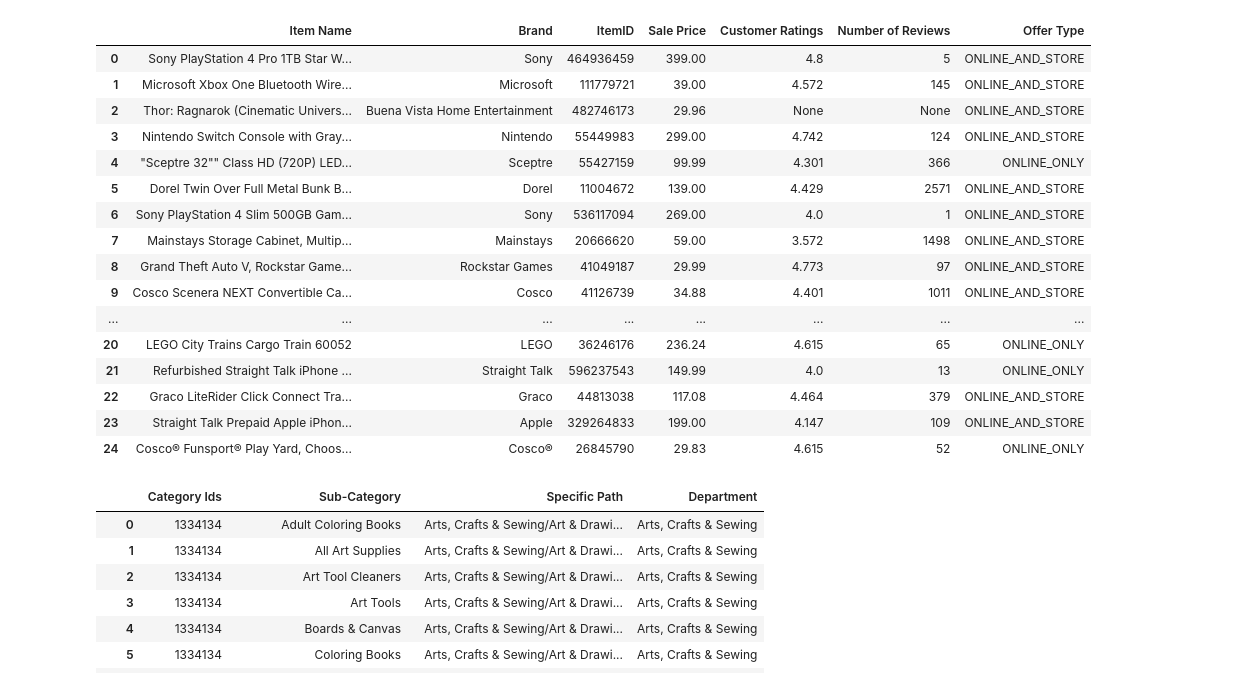
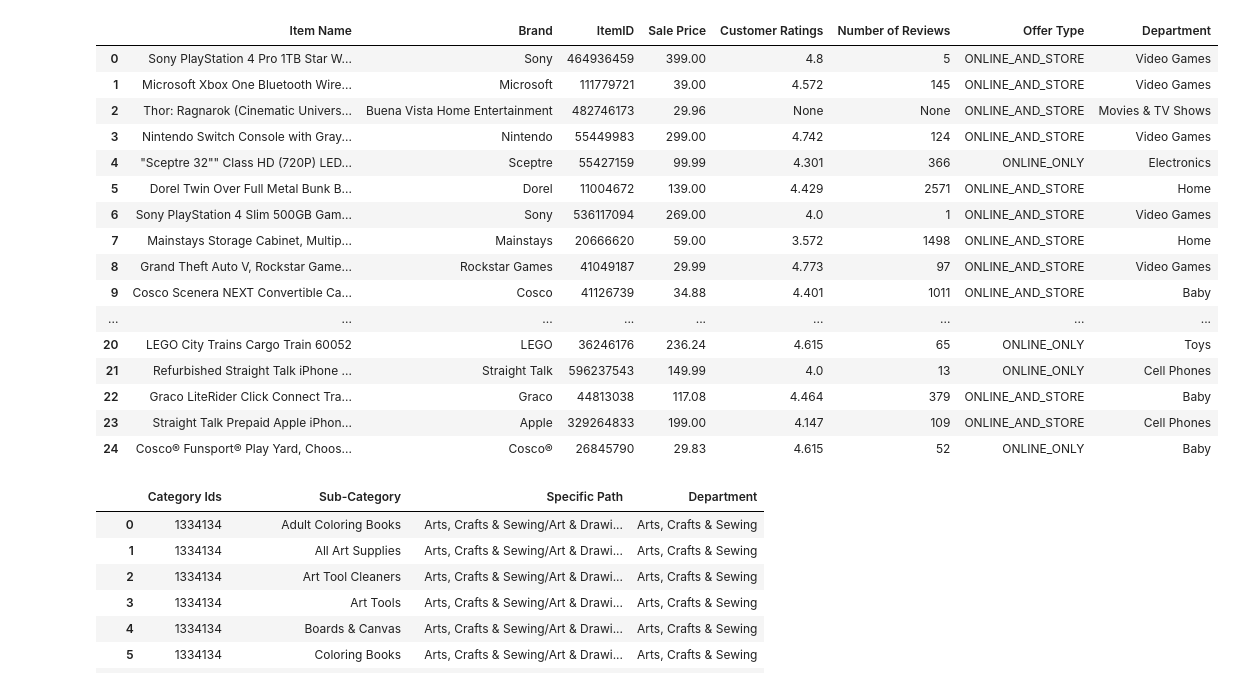
Before and after one commit to zxzzhang/sta141b-proj-zixin-yaqi-tommy, a Jupyter notebook: Walmart-Copy1.ipynb, the cells around one changed output. Saved outputs shown, nothing was run; the diff lists cells and outputs as text; code cells hidden in the pictures.

Commit message:
Pop dept added

```diff
--- a/Walmart-Copy1.ipynb
+++ b/Walmart-Copy1.ipynb
@@ -20,54 +20,57 @@ def popularity():
     '''
     popular = requests.get("http://api.walmartlabs.com/v1/trends",params ={"apiKey":key})
     materials = popular.json()['items']
-    col_names = ['Item Name','Brand','ItemID','Sale Price','Customer Ratings','Number of Reviews','Offer Type']
+    col_names = ['Item Name','Brand','ItemID','Sale Price','Customer Ratings','Number of Reviews','Offer Type','Department']
     #Item name list
     names = [materials[i]['name'] for i in range(len(materials))]
     #Consider if the product has customer ratings/num reviews/brand name/item ID/price
     #and then either append or append 'None' for if else.
 
     #Brand name list
     brand = [materials[i]['brandName'] if 'brandName' in materials[i].keys()
              else 'None' for i in range(len(materials))]
     #Item IDs list
     item_IDs = [materials[i]['itemId'] if 'itemId' in materials[i].keys()
                 else 'None'for i in range(len(materials))]
     #Sale price list
     prices = [materials[i]['salePrice'] if 'salePrice' in materials[i].keys()
               else 'None'for i in range(len(materials))]
     #How can item be bought list
     off_type = [materials[i]['offerType'] if 'offerType' in materials[i].keys()
                 else 'None' for i in range(len(materials))]
     #Customer ratings list
     cust_rates = [materials[i]['customerRating'] if 'customerRating' in materials[i].keys()
                   else 'None'for i in range(len(materials))]
     #Number of reviews for item list
     num_reviews = [materials[i]['numReviews'] if 'numReviews' in materials[i].keys()
                    else 'None' for i in range(len(materials))]
+    #Department list
+    dept = [materials[i]['categoryPath'].split('/')[0] if 'categoryPath' in materials[i].keys()
+                   else 'None' for i in range(len(materials))]
 
-    df_pop = pd.DataFrame(list(zip(names,brand,item_IDs,prices,cust_rates,num_reviews,off_type)), columns = col_names)
+    df_pop = pd.DataFrame(list(zip(names,brand,item_IDs,prices,cust_rates,num_reviews,off_type,dept)), columns = col_names)
     return df_pop
 
 #%timeit for x in range(10): popularity()
 popularity()
 # %% [output]
-|  | Item Name | Brand | ItemID | Sale Price | Customer Ratings | Number of Reviews | Offer Type |
-| 0 | Sony PlayStation 4 Pro 1TB Star W... | Sony | 464936459 | 399.00 | 4.8 | 5 | ONLINE_AND_STORE |
-| 1 | Microsoft Xbox One Bluetooth Wire... | Microsoft | 111779721 | 39.00 | 4.572 | 145 | ONLINE_AND_STORE |
-| 2 | Thor: Ragnarok (Cinematic Univers... | Buena Vista Home Entertainment | 482746173 | 29.96 | None | None | ONLINE_AND_STORE |
-| 3 | Nintendo Switch Console with Gray... | Nintendo | 55449983 | 299.00 | 4.742 | 124 | ONLINE_AND_STORE |
-| 4 | "Sceptre 32"" Class HD (720P) LED... | Sceptre | 55427159 | 99.99 | 4.301 | 366 | ONLINE_ONLY |
-| 5 | Dorel Twin Over Full Metal Bunk B... | Dorel | 11004672 | 139.00 | 4.429 | 2571 | ONLINE_AND_STORE |
-| 6 | Sony PlayStation 4 Slim 500GB Gam... | Sony | 536117094 | 269.00 | 4.0 | 1 | ONLINE_AND_STORE |
-| 7 | Mainstays Storage Cabinet, Multip... | Mainstays | 20666620 | 59.00 | 3.572 | 1498 | ONLINE_AND_STORE |
-| 8 | Grand Theft Auto V, Rockstar Game... | Rockstar Games | 41049187 | 29.99 | 4.773 | 97 | ONLINE_AND_STORE |
-| 9 | Cosco Scenera NEXT Convertible Ca... | Cosco | 41126739 | 34.88 | 4.401 | 1011 | ONLINE_AND_STORE |
-| ... | ... | ... | ... | ... | ... | ... | ... |
-| 20 | LEGO City Trains Cargo Train 60052 | LEGO | 36246176 | 236.24 | 4.615 | 65 | ONLINE_ONLY |
-| 21 | Refurbished Straight Talk iPhone ... | Straight Talk | 596237543 | 149.99 | 4.0 | 13 | ONLINE_ONLY |
-| 22 | Graco LiteRider Click Connect Tra... | Graco | 44813038 | 117.08 | 4.464 | 379 | ONLINE_AND_STORE |
-| 23 | Straight Talk Prepaid Apple iPhon... | Apple | 329264833 | 199.00 | 4.147 | 109 | ONLINE_AND_STORE |
-| 24 | Cosco® Funsport® Play Yard, Choos... | Cosco® | 26845790 | 29.83 | 4.615 | 52 | ONLINE_ONLY |
+|  | Item Name | Brand | ItemID | Sale Price | Customer Ratings | Number of Reviews | Offer Type | Department |
+| 0 | Sony PlayStation 4 Pro 1TB Star W... | Sony | 464936459 | 399.00 | 4.8 | 5 | ONLINE_AND_STORE | Video Games |
+| 1 | Microsoft Xbox One Bluetooth Wire... | Microsoft | 111779721 | 39.00 | 4.572 | 145 | ONLINE_AND_STORE | Video Games |
+| 2 | Thor: Ragnarok (Cinematic Univers... | Buena Vista Home Entertainment | 482746173 | 29.96 | None | None | ONLINE_AND_STORE | Movies & TV Shows |
+| 3 | Nintendo Switch Console with Gray... | Nintendo | 55449983 | 299.00 | 4.742 | 124 | ONLINE_AND_STORE | Video Games |
+| 4 | "Sceptre 32"" Class HD (720P) LED... | Sceptre | 55427159 | 99.99 | 4.301 | 366 | ONLINE_ONLY | Electronics |
+| 5 | Dorel Twin Over Full Metal Bunk B... | Dorel | 11004672 | 139.00 | 4.429 | 2571 | ONLINE_AND_STORE | Home |
+| 6 | Sony PlayStation 4 Slim 500GB Gam... | Sony | 536117094 | 269.00 | 4.0 | 1 | ONLINE_AND_STORE | Video Games |
+| 7 | Mainstays Storage Cabinet, Multip... | Mainstays | 20666620 | 59.00 | 3.572 | 1498 | ONLINE_AND_STORE | Home |
+| 8 | Grand Theft Auto V, Rockstar Game... | Rockstar Games | 41049187 | 29.99 | 4.773 | 97 | ONLINE_AND_STORE | Video Games |
+| 9 | Cosco Scenera NEXT Convertible Ca... | Cosco | 41126739 | 34.88 | 4.401 | 1011 | ONLINE_AND_STORE | Baby |
+| ... | ... | ... | ... | ... | ... | ... | ... | ... |
+| 20 | LEGO City Trains Cargo Train 60052 | LEGO | 36246176 | 236.24 | 4.615 | 65 | ONLINE_ONLY | Toys |
+| 21 | Refurbished Straight Talk iPhone ... | Straight Talk | 596237543 | 149.99 | 4.0 | 13 | ONLINE_ONLY | Cell Phones |
+| 22 | Graco LiteRider Click Connect Tra... | Graco | 44813038 | 117.08 | 4.464 | 379 | ONLINE_AND_STORE | Baby |
+| 23 | Straight Talk Prepaid Apple iPhon... | Apple | 329264833 | 199.00 | 4.147 | 109 | ONLINE_AND_STORE | Cell Phones |
+| 24 | Cosco® Funsport® Play Yard, Choos... | Cosco® | 26845790 | 29.83 | 4.615 | 52 | ONLINE_ONLY | Baby |
 # %%
 # Sub-categories of each department.
 def sub_taxonomy():
```
Also changed, not shown: parts of 8 cells of this notebook.
